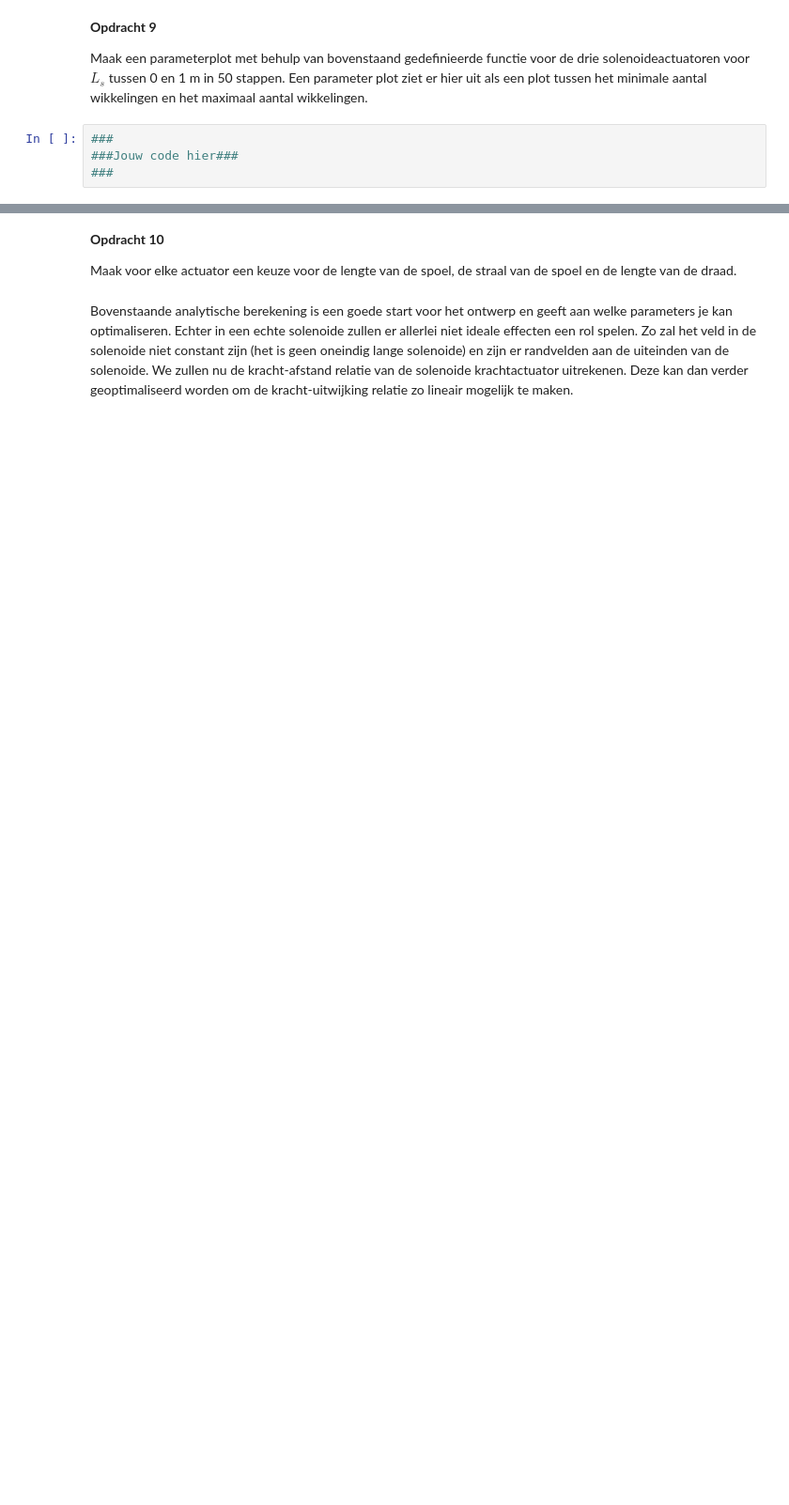
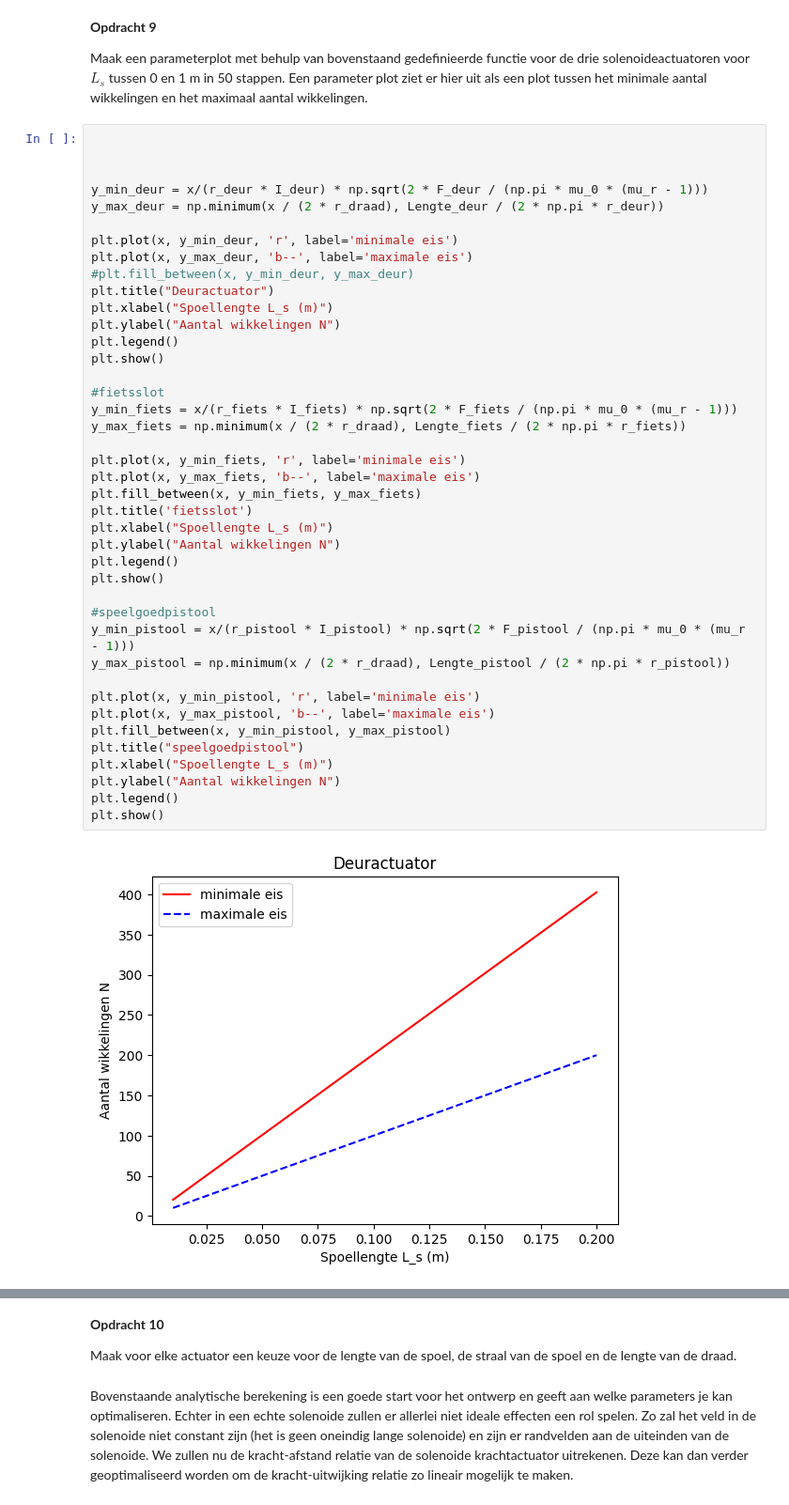
Before and after one commit to caricevonmorgen-dotcom/opdrachten-DEF-D-lol, a Jupyter notebook: 2KrachtactuatorOpdracht (1)/2KrachtactuatorOpdracht/KrachtactuatorOpdracht.ipynb, the cells around one changed output, grey strips where cells are left out. Shown at 94% size. Saved outputs shown, nothing was run; the diff lists cells and outputs as text; blank space fills up the shorter version.

```diff
--- a/2KrachtactuatorOpdracht (1)/2KrachtactuatorOpdracht/KrachtactuatorOpdracht.ipynb
+++ b/2KrachtactuatorOpdracht (1)/2KrachtactuatorOpdracht/KrachtactuatorOpdracht.ipynb
@@ -230,6 +244,45 @@ Text(0, 0.5, 'y')
 
 Maak een parameterplot met behulp van bovenstaand gedefinieerde functie voor de drie solenoideactuatoren voor $L_s$ tussen 0 en 1 m in 50 stappen. Een parameter plot ziet er hier uit als een plot tussen het minimale aantal wikkelingen en het maximaal aantal wikkelingen.
 # %%
-###
-###Jouw code hier###
-###
+
+
+
+y_min_deur = x/(r_deur * I_deur) * np.sqrt(2 * F_deur / (np.pi * mu_0 * (mu_r - 1)))
+y_max_deur = np.minimum(x / (2 * r_draad), Lengte_deur / (2 * np.pi * r_deur))
+
+plt.plot(x, y_min_deur, 'r', label='minimale eis')
+plt.plot(x, y_max_deur, 'b--', label='maximale eis')
+#plt.fill_between(x, y_min_deur, y_max_deur)
+plt.title("Deuractuator")
+plt.xlabel("Spoellengte L_s (m)")
+plt.ylabel("Aantal wikkelingen N")
+plt.legend()
+plt.show()
+
+#fietsslot
+y_min_fiets = x/(r_fiets * I_fiets) * np.sqrt(2 * F_fiets / (np.pi * mu_0 * (mu_r - 1)))
+y_max_fiets = np.minimum(x / (2 * r_draad), Lengte_fiets / (2 * np.pi * r_fiets))
+
+plt.plot(x, y_min_fiets, 'r', label='minimale eis')
+plt.plot(x, y_max_fiets, 'b--', label='maximale eis')
+plt.fill_between(x, y_min_fiets, y_max_fiets)
+plt.title('fietsslot')
+plt.xlabel("Spoellengte L_s (m)")
+plt.ylabel("Aantal wikkelingen N")
+plt.legend()
+plt.show()
+
+#speelgoedpistool
+y_min_pistool = x/(r_pistool * I_pistool) * np.sqrt(2 * F_pistool / (np.pi * mu_0 * (mu_r - 1)))
+y_max_pistool = np.minimum(x / (2 * r_draad), Lengte_pistool / (2 * np.pi * r_pistool))
+
+plt.plot(x, y_min_pistool, 'r', label='minimale eis')
+plt.plot(x, y_max_pistool, 'b--', label='maximale eis')
+plt.fill_between(x, y_min_pistool, y_max_pistool)
+plt.title("speelgoedpistool")
+plt.xlabel("Spoellengte L_s (m)")
+plt.ylabel("Aantal wikkelingen N")
+plt.legend()
+plt.show()
+# %% [output]
+[figure, added]
```
Also changed, not shown: parts of 3 cells of this notebook.
